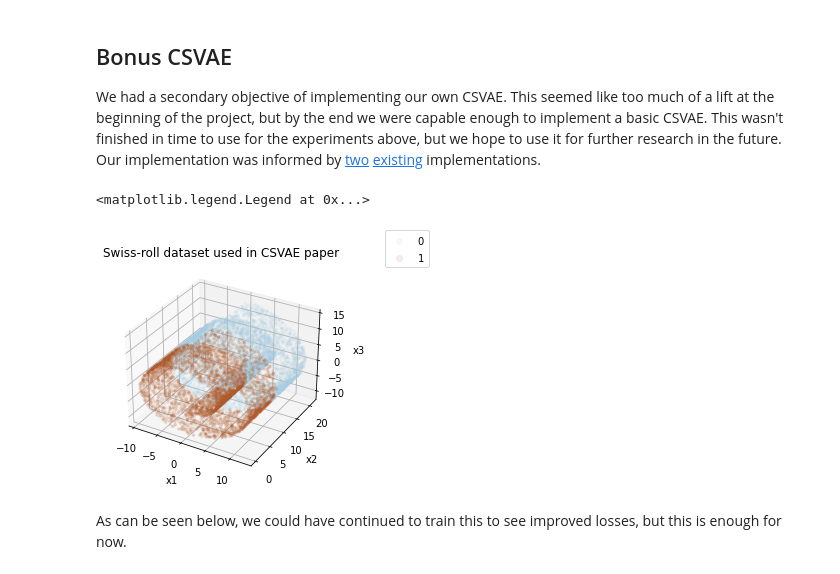
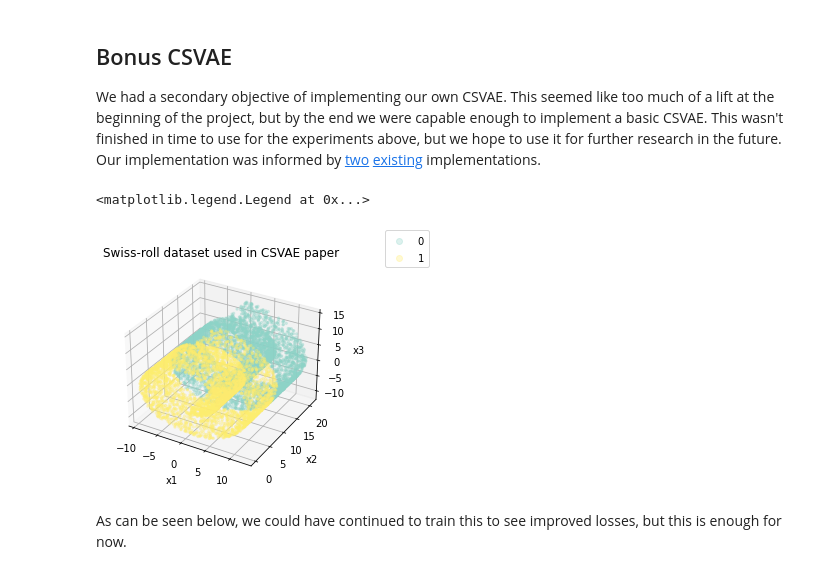
Before and after one commit to jdcc/ac207_final, a Jupyter notebook: 3.0_deliverable.ipynb, the cells around one changed output. Drawn from its saved outputs; the diff is of its cells as text; code cells hidden in the pictures.

```diff
--- a/3.0_deliverable.ipynb
+++ b/3.0_deliverable.ipynb
@@ -1083,19 +1086,19 @@ from jax_csvae import create_csvae
 
 rng_key = random.PRNGKey(0)
 # %%
-X, _ = sklearn.datasets.make_swiss_roll(10000)
+X, _ = sklearn.datasets.make_swiss_roll(10000, random_state=1)
 y = (X[:, 1] < 10).astype('int32')
 fig = plt.figure()
 ax = fig.add_subplot(1, 1, 1, projection='3d')
-scatter = ax.scatter(X[:, 0], X[:, 1], X[:, 2], marker='.', alpha=0.1, c=y, cmap='Paired')
+scatter = ax.scatter(X[:, 0], X[:, 1], X[:, 2], marker='.', alpha=0.3, c=y, cmap='Set3')
 ax.set_title('Swiss-roll dataset used in CSVAE paper')
 ax.set_xlabel('x1')
 ax.set_ylabel('x2')
 ax.set_zlabel('x3')
 fig.legend(*scatter.legend_elements())
 # %% [output]
 <matplotlib.legend.Legend at 0x...>
-[figure, old version]
+[figure, new version]
 # %%
 w_latent_dim = 2
 z_latent_dim = 2
```
Also changed, not shown: parts of 15 cells of this notebook, 5 other files.
